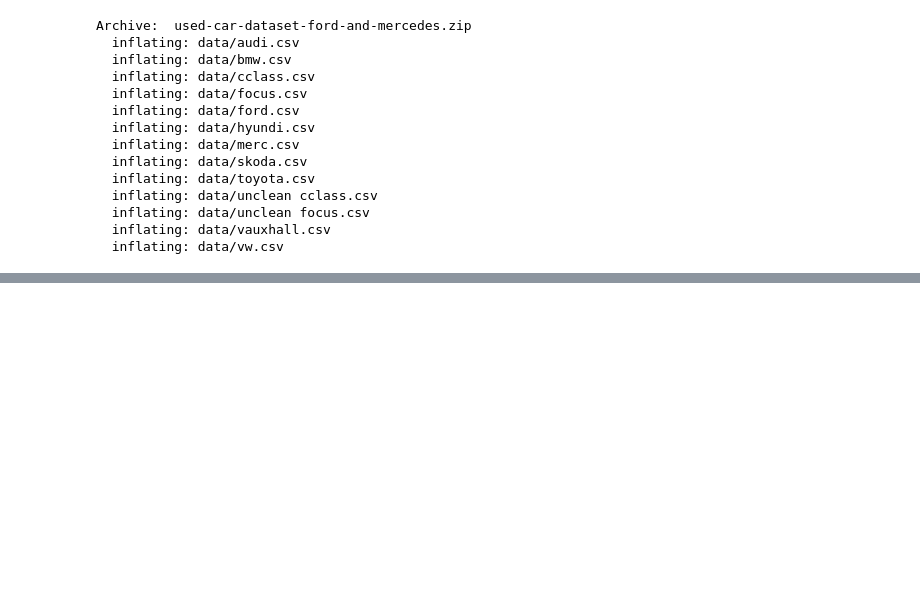
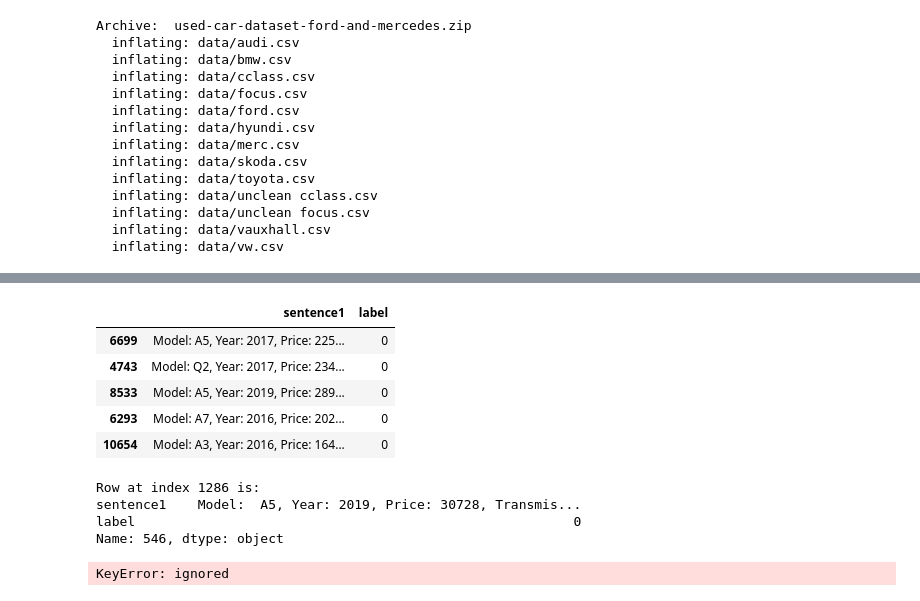
Before and after one commit to Ranjan-Kashyap/UK-Cars-FineTuneLLM, a Jupyter notebook: UK_Car_Dataset.ipynb, the cells around one changed output, grey strips where cells are left out. Saved outputs shown, nothing was run; the diff lists cells and outputs as text; code cells hidden in the pictures; blank space fills up the shorter version.

```diff
--- a/UK_Car_Dataset.ipynb
+++ b/UK_Car_Dataset.ipynb
@@ -218,0 +135,19 @@ Final Answer: There is no Tesla in the dataset.
+# %%
+tokenizer = RobertaTokenizer.from_pretrained("roberta-base")
+
+def tokenize_batch(batch):
+    return tokenizer(batch['text'], padding=True, truncation=True)
+
+train_data_50 = train_df_50[['text', 'label']]
+train_data_100 = train_df_100[['text', 'label']]
+
+train_data_50 = train_data_50.rename(columns={'text':'sentence1'})
+train_data_100 = train_data_100.rename(columns={'text':'sentence1'})
+
+# Convert DataFrames to dictionaries with list values
+train_data_50_dict = train_data_50.to_dict(orient='list')
+train_data_100_dict = train_data_100.to_dict(orient='list')
+
+# Tokenize using only the 'sentence1' values (which are in list format)
+train_encodings_50 = tokenizer(train_data_50_dict['sentence1'], padding=True, truncation=True)
+train_encodings_100 = tokenizer(train_data_100_dict['sentence1'], padding=True, truncation=True)
@@ -218,0 +274,25 @@ Final Answer: There is no Tesla in the dataset.
+# %%
+train_data_50.head()
+# %% [output]
+|  | sentence1 | label |
+| 6699 | Model: A5, Year: 2017, Price: 225... | 0 |
+| 4743 | Model: Q2, Year: 2017, Price: 234... | 0 |
+| 8533 | Model: A5, Year: 2019, Price: 289... | 0 |
+| 6293 | Model: A7, Year: 2016, Price: 202... | 0 |
+| 10654 | Model: A3, Year: 2016, Price: 164... | 0 |
+# %%
+n = 1286
+row_n = train_data_50.iloc[n]
+
+print("Row at index", n, "is:")
+print(row_n)
+# %% [output]
+Row at index 1286 is:
+sentence1    Model:  A5, Year: 2019, Price: 30728, Transmis...
+label                                                        0
+Name: 546, dtype: object
+# %%
+trainer_50.train()
+trainer_100.train()
+# %% [output]
+KeyError: ignored
```
Also changed, not shown: parts of 35 cells of this notebook.
